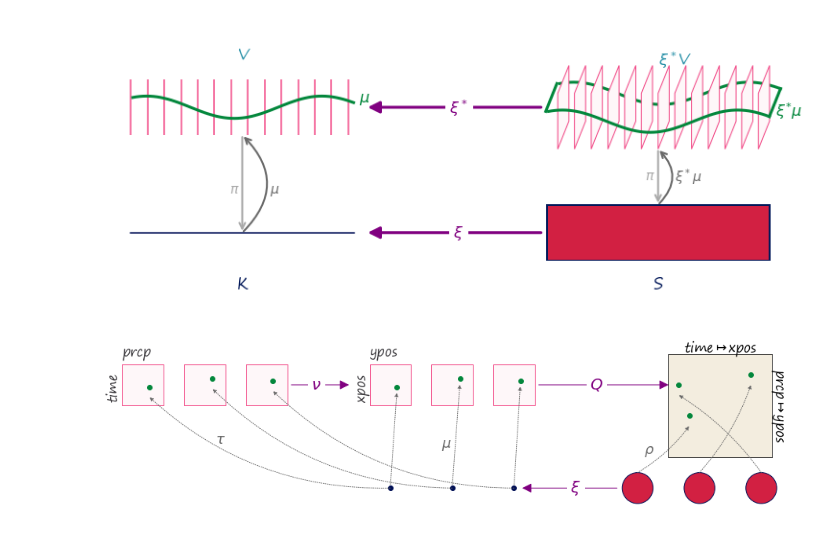
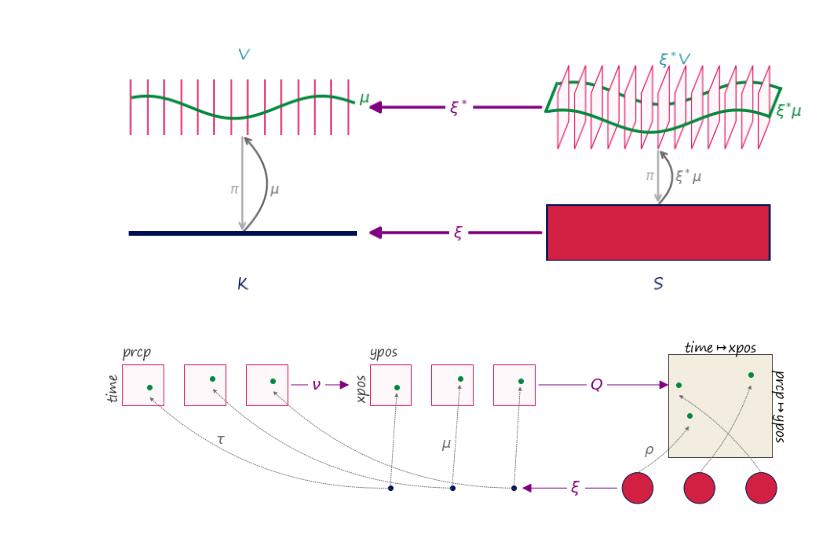
Before and after one commit to story645/proposal, a Jupyter notebook: figures/q_figs.ipynb, the cells around one changed output. Saved outputs shown, nothing was run; the diff lists cells and outputs as text; code cells hidden in the pictures.

```diff
--- a/figures/q_figs.ipynb
+++ b/figures/q_figs.ipynb
@@ -51,6 +51,7 @@ facecolor = '#F2EBDF'
 fc = '#FEF7F9'
 ecolor = '#248EA6'
 fcolor= '#F24B88'
+fcolor = '#E30B5C'
 kcolor = '#021859'
 pcolor = 'darkgray'
 tcolor = 'dimgray'
@@ -73,7 +74,7 @@ y = np.cos(xin*10)*.03+.2
 mid = xpos[0] + (xpos[-1]-xpos[0])/2
 
 axd['k'].vlines(np.arange(xpos[0], xpos[-1],.06), ymin=.45, ymax=.65, color=fcolor)
-axd['k'].axhline(0.1, xmin=xpos[0], xmax=xpos[-1])
+axd['k'].axhline(0.1, xmin=xpos[0], xmax=xpos[-1], lw=5)
 axd['k'].text(mid, -.05,'K', ha='center', va='top', color=kcolor, fontsize=16)
 
 axd['k'].plot(xin, mu+.05, mc, linewidth=3, zorder=10)
@@ -121,32 +122,32 @@ ark = mpatches.FancyArrowPatch((mid, .4), (mid, .2), arrowstyle='->', color=pcol
                                mutation_scale=15, linewidth=2, transform=axd['s'].transData)
 axd['s'].add_patch(ark)
 axd['s'].text(mid-.01, tx, r'$\pi$', ha='right', va='center', color=pcolor, fontsize=14)
 
 art = mpatches.FancyArrowPatch( (mid, .2), (mid, .4), arrowstyle='->', color=tcolor,
                                mutation_scale=15, connectionstyle='arc3,rad=.5',
                                linewidth=2, transform=axd['s'].transData)
 axd['s'].add_patch(art)
 axd['s'].text(mid+.06, tx, r'$\xi^*\mu$', ha='left', va='center', color=tcolor, fontsize=14)
 
 
 con_ft = mpatches.ConnectionPatch(xyA=(.08,.1), coordsA=axd['s'].transData,
                         xyB=(.95, .1), coordsB=axd['k'].transData,
                          arrowstyle="-|>", mutation_scale=25,linewidth=3,
                         facecolor=acolor, edgecolor=acolor)
 fig.add_artist(con_ft)
 fig.text(.51, .23, r'$\xi$', fontsize=16, va='center', ha='center', color=acolor,  bbox={'color':'white'})
 
 con_ft = mpatches.ConnectionPatch(xyA=(.08,.55), coordsA=axd['s'].transData,
                         xyB=(.95, .55), coordsB=axd['k'].transData,
                          arrowstyle="-|>", mutation_scale=25,linewidth=3,
                         facecolor=acolor, edgecolor=acolor)
 fig.add_artist(con_ft)
 fig.text(.51, .68, r'$\xi^*$', fontsize=16, va='center', ha='center', color=acolor,  bbox={'color':'white'})
 
 axd['k'].axis('off')
 axd['s'].axis('off')
 fig.savefig(paper_path/"q_hat.png", bbox_inches='tight', facecolor='white')
 fig.savefig(proposal_path/"q_hat.png", bbox_inches='tight', facecolor='white')
 # %% [output]
-[figure, old version]
+[figure, new version]
 # %%
```
Also changed, not shown: parts of 2 cells of this notebook, 23 other files.
